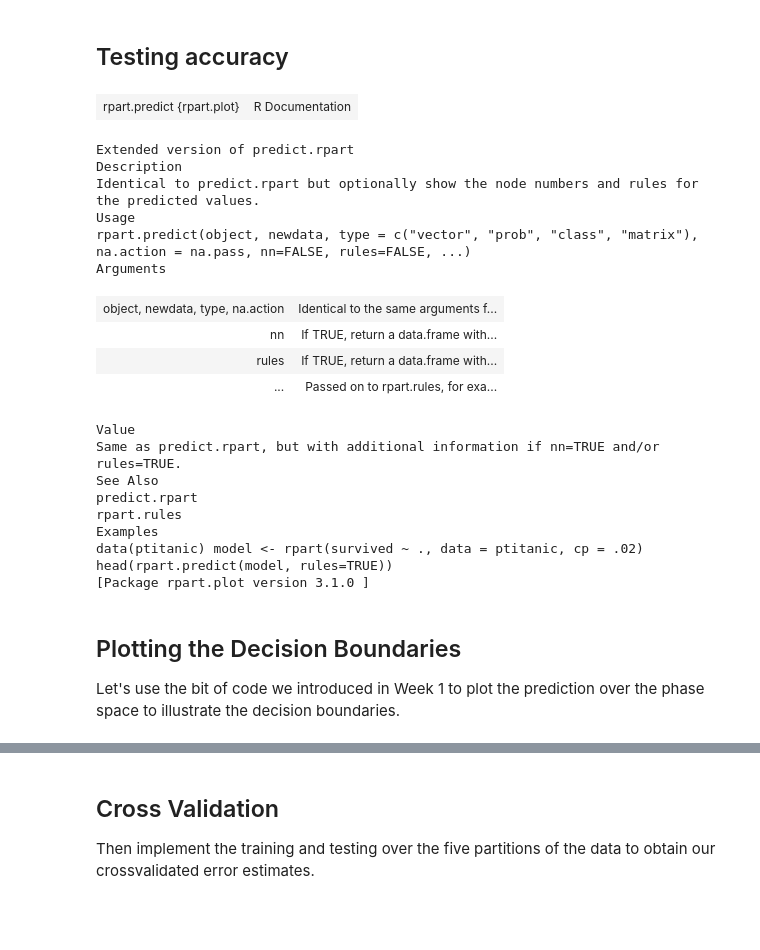
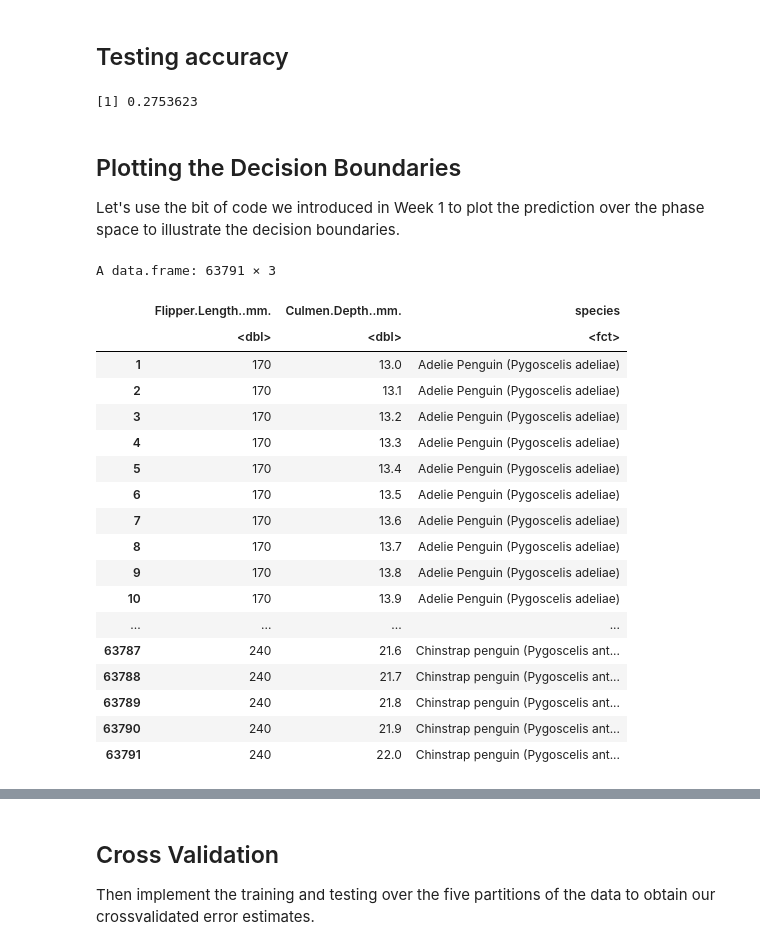
Before and after one commit to virgilpierce/MATH_795, a Jupyter notebook: Week 2.ipynb, the cells around one changed output, grey strips where cells are left out. Cells and saved outputs as stored; diff of their text form; code cells hidden in the pictures; blank space fills up the shorter version.

```diff
--- a/Week 2.ipynb
+++ b/Week 2.ipynb
@@ -214,28 +217,10 @@ png
   2
 # %% [markdown]
 ## Testing accuracy
-# %%
-help(rpart.predict)
-# %% [output]
-| rpart.predict {rpart.plot} | R Documentation |
-Extended version of predict.rpart
-Description
-Identical to predict.rpart but optionally show the node numbers and rules for the predicted values.
-Usage
-rpart.predict(object, newdata, type = c("vector", "prob", "class", "matrix"), na.action = na.pass, nn=FALSE, rules=FALSE, ...)
-Arguments
-| object, newdata, type, na.action | Identical to the same arguments f... |
-| nn | If TRUE, return a data.frame with... |
-| rules | If TRUE, return a data.frame with... |
-| ... | Passed on to rpart.rules, for exa... |
-Value
-Same as predict.rpart, but with additional information if nn=TRUE and/or rules=TRUE.
-See Also
-predict.rpart
-rpart.rules
-Examples
-data(ptitanic) model <- rpart(survived ~ ., data = ptitanic, cp = .02) head(rpart.predict(model, rules=TRUE))
-[Package rpart.plot version 3.1.0 ]
+# %%
+sum(predict(md, test[[1]], type="class")!=test[[1]][,1]) / nrow(test[[1]])
+# %% [output]
+[1] 0.2753623
 # %% [markdown]
 ## Plotting the Decision Boundaries
 
@@ -242,0 +246,24 @@ Let's use the bit of code we introduced in Week 1 to plot the prediction over th
+# %%
+area_prediction = data.frame(cbind(area, species_pr))
+names(area_prediction)[3] = 'species'
+area_prediction
+# %% [output]
+A data.frame: 63791 × 3
+|  | Flipper.Length..mm. | Culmen.Depth..mm. | species |
+|  | <dbl> | <dbl> | <fct> |
+| 1 | 170 | 13.0 | Adelie Penguin (Pygoscelis adeliae) |
+| 2 | 170 | 13.1 | Adelie Penguin (Pygoscelis adeliae) |
+| 3 | 170 | 13.2 | Adelie Penguin (Pygoscelis adeliae) |
+| 4 | 170 | 13.3 | Adelie Penguin (Pygoscelis adeliae) |
+| 5 | 170 | 13.4 | Adelie Penguin (Pygoscelis adeliae) |
+| 6 | 170 | 13.5 | Adelie Penguin (Pygoscelis adeliae) |
+| 7 | 170 | 13.6 | Adelie Penguin (Pygoscelis adeliae) |
+| 8 | 170 | 13.7 | Adelie Penguin (Pygoscelis adeliae) |
+| 9 | 170 | 13.8 | Adelie Penguin (Pygoscelis adeliae) |
+| 10 | 170 | 13.9 | Adelie Penguin (Pygoscelis adeliae) |
+| ... | ... | ... | ... |
+| 63787 | 240 | 21.6 | Chinstrap penguin (Pygoscelis ant... |
+| 63788 | 240 | 21.7 | Chinstrap penguin (Pygoscelis ant... |
+| 63789 | 240 | 21.8 | Chinstrap penguin (Pygoscelis ant... |
+| 63790 | 240 | 21.9 | Chinstrap penguin (Pygoscelis ant... |
+| 63791 | 240 | 22.0 | Chinstrap penguin (Pygoscelis ant... |
```
Also changed, not shown: parts of 7 cells of this notebook.
